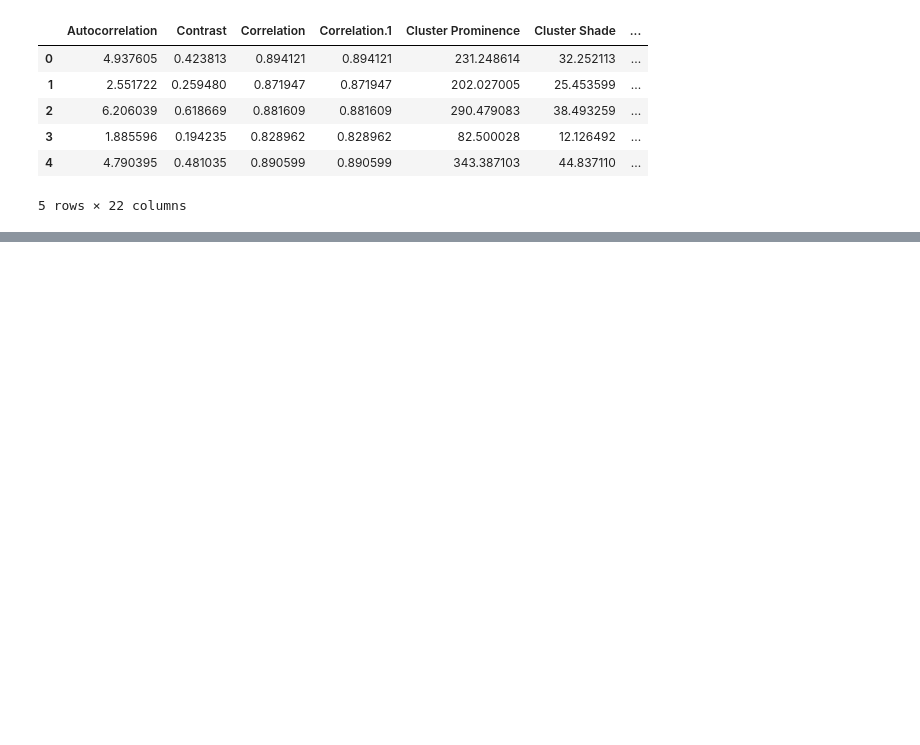
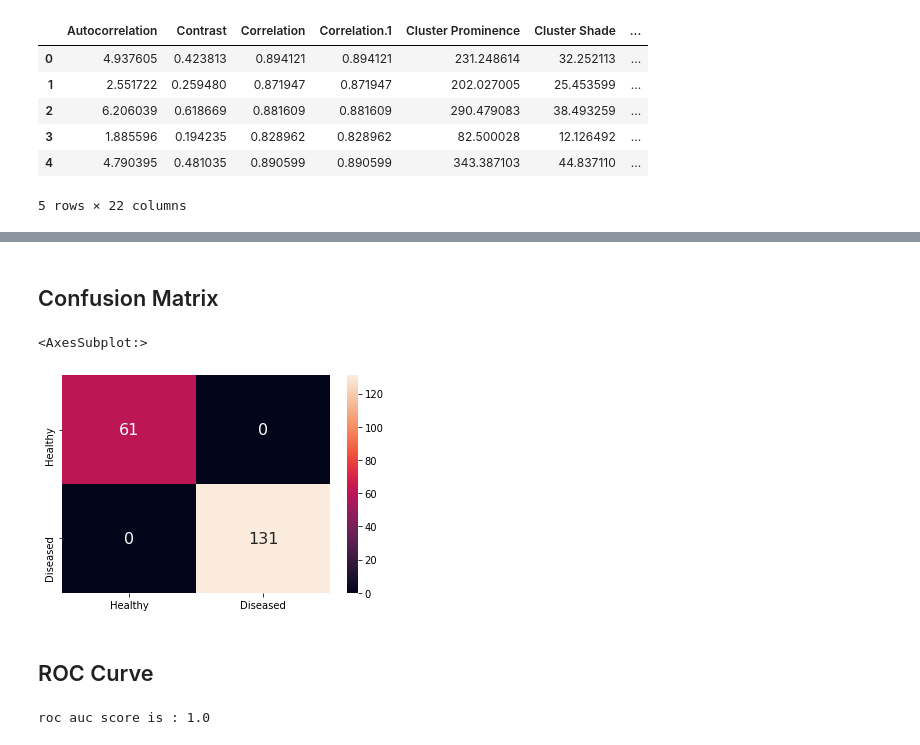
Before and after one commit to ascii5833/Potato-Disease-Classification, a Jupyter notebook: Detection.ipynb, the cells around one changed output, grey strips where cells are left out. Drawn from its saved outputs; the diff is of its cells as text; code cells hidden in the pictures; blank space fills up the shorter version.

```diff
--- a/Detection.ipynb
+++ b/Detection.ipynb
@@ -112,0 +165,3 @@ Accuracy: C=100 sigma=100 is 0.75
+# %%
+test_data=pd.read_csv('./Data/test_detection.csv')
+test_data.head()
@@ -112,0 +189,4 @@ Accuracy: C=100 sigma=100 is 0.75
+# %%
+y_test=test_data['class']
+print(y_test.value_counts())
+y_test.head()
@@ -112,0 +203,4 @@ Accuracy: C=100 sigma=100 is 0.75
+# %%
+X_test=test_data.drop(labels="class",axis=1)
+print(X_test.shape)
+X_test.head()
@@ -112,0 +216,6 @@ Accuracy: C=100 sigma=100 is 0.75
+# %%
+#making predictions
+cols=X_test.columns
+X_test=pd.DataFrame(scaler.fit_transform(X_test),columns=cols)
+predictions=model.predict(X_test)
+print(classification_report(y_test,predictions))
@@ -112,0 +231,17 @@ Accuracy: C=100 sigma=100 is 0.75
+# %% [markdown]
+<h2>Confusion Matrix</h2>
+# %%
+matrix=confusion_matrix(y_test,predictions)
+cm_df=pd.DataFrame(matrix,index=["Healthy","Diseased"],columns=["Healthy","Diseased"])
+plt.xlabel("")
+sns.heatmap(cm_df,annot_kws={"size": 16},annot=True,fmt="d")
+# %% [output]
+<AxesSubplot:>
+[figure, added]
+# %% [markdown]
+<h2>ROC Curve</h2>
+# %%
+fp_rate,tp_rate,threshold=roc_curve(y_test,predictions)
+print("roc auc score is : {}".format(roc_auc_score(y_test,predictions)))
+# %% [output]
+roc auc score is : 1.0
```
Also changed, not shown: parts of 21 cells of this notebook, 5 other files.
